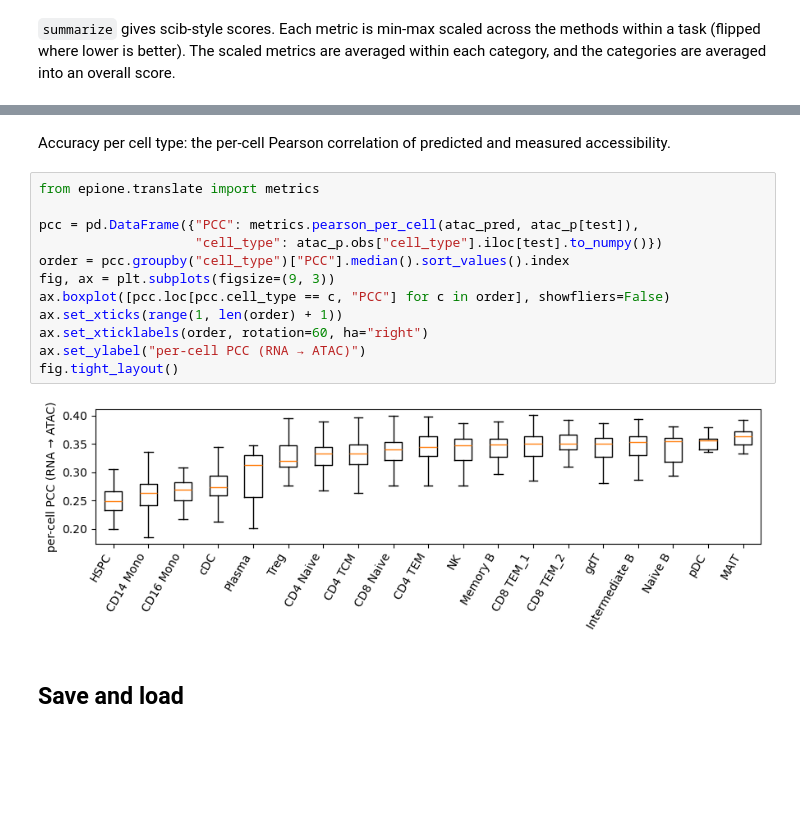
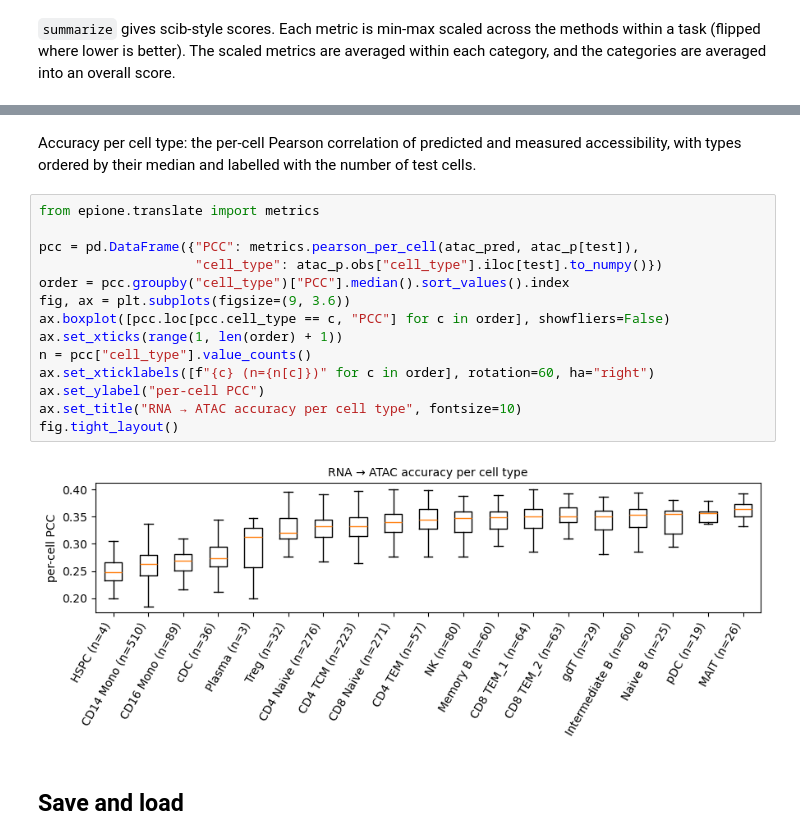
Before and after one commit to aristoteleo/epione, a Jupyter notebook: epione_guide/tutorials/single/t_translate_scbutterfly.ipynb, the cells around one changed output, grey strips where cells are left out. Drawn from its saved outputs; the diff is of its cells as text; blank space fills up the shorter version.

```diff
--- a/epione_guide/tutorials/single/t_translate_scbutterfly.ipynb
+++ b/epione_guide/tutorials/single/t_translate_scbutterfly.ipynb
@@ -226,19 +287,21 @@ for task in ["rna2atac", "atac2rna"]:
 # %% [markdown]
-Accuracy per cell type: the per-cell Pearson correlation of predicted and measured accessibility.
+Accuracy per cell type: the per-cell Pearson correlation of predicted and measured accessibility, with types ordered by their median and labelled with the number of test cells.
 # %%
 from epione.translate import metrics
 
 pcc = pd.DataFrame({"PCC": metrics.pearson_per_cell(atac_pred, atac_p[test]),
                     "cell_type": atac_p.obs["cell_type"].iloc[test].to_numpy()})
 order = pcc.groupby("cell_type")["PCC"].median().sort_values().index
-fig, ax = plt.subplots(figsize=(9, 3))
+fig, ax = plt.subplots(figsize=(9, 3.6))
 ax.boxplot([pcc.loc[pcc.cell_type == c, "PCC"] for c in order], showfliers=False)
 ax.set_xticks(range(1, len(order) + 1))
-ax.set_xticklabels(order, rotation=60, ha="right")
-ax.set_ylabel("per-cell PCC (RNA → ATAC)")
+n = pcc["cell_type"].value_counts()
+ax.set_xticklabels([f"{c} (n={n[c]})" for c in order], rotation=60, ha="right")
+ax.set_ylabel("per-cell PCC")
+ax.set_title("RNA → ATAC accuracy per cell type", fontsize=10)
 fig.tight_layout()
 # %% [output]
-[figure, old version]
+[figure, new version]
 # %% [markdown]
 ## Save and load
 # %%
```
Also changed, not shown: parts of 18 cells of this notebook, 1 other file.
